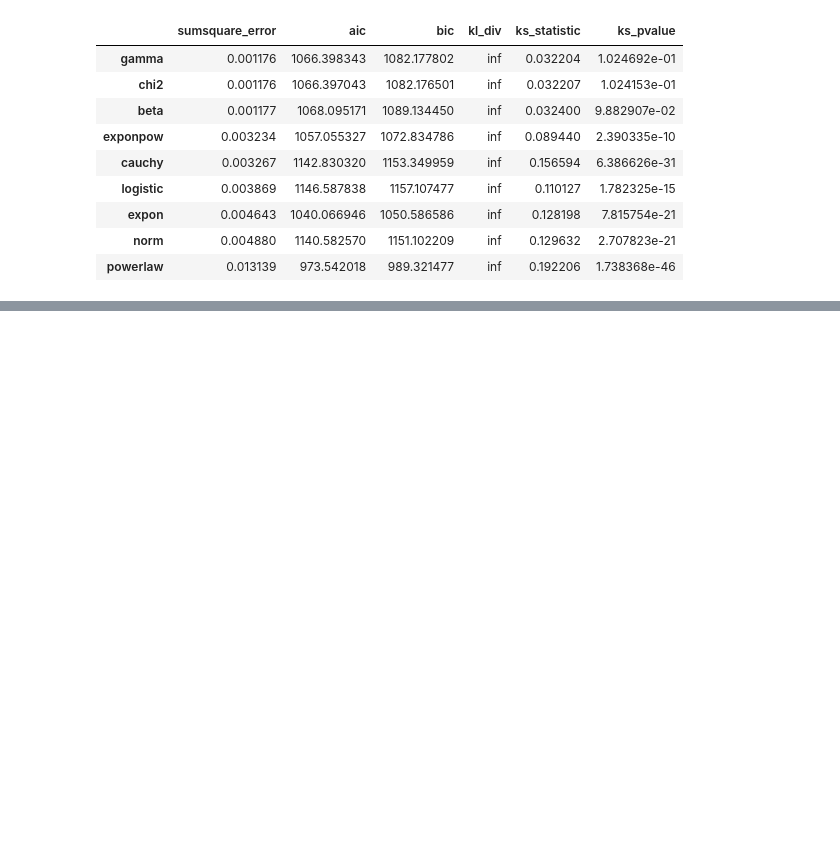
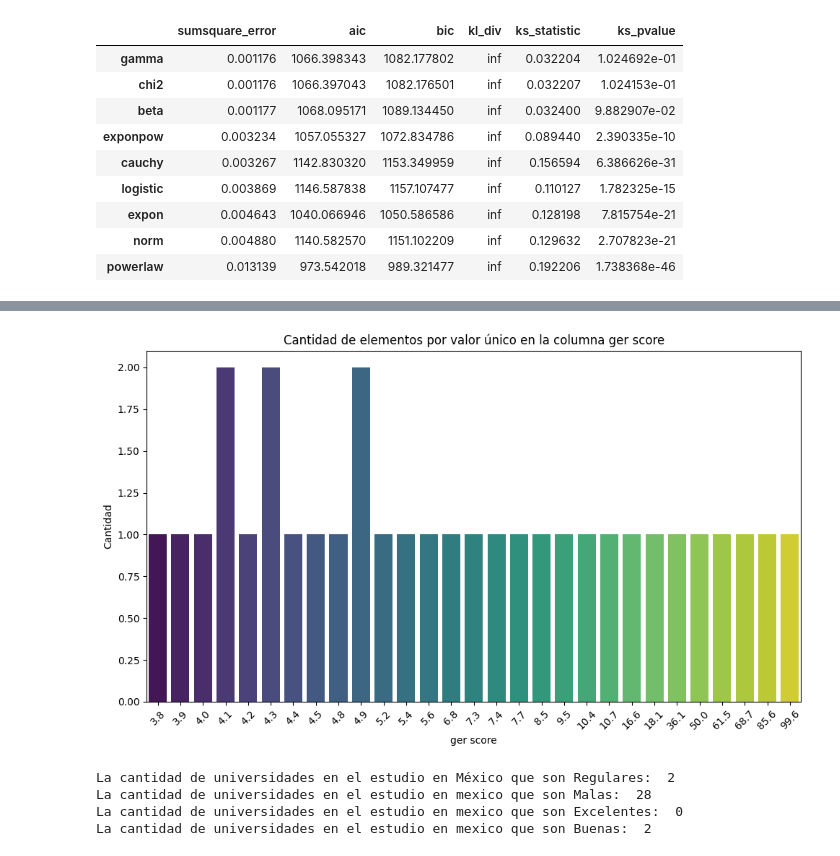
Before and after one commit to SekDak12/Proyecto-Ciencia, a Jupyter notebook: Proyecto.ipynb, the cells around one changed output, grey strips where cells are left out. Drawn from its saved outputs; the diff is of its cells as text; code cells hidden in the pictures; blank space fills up the shorter version.

```diff
--- a/Proyecto.ipynb
+++ b/Proyecto.ipynb
@@ -611,7 +370,6 @@ dfclean
 dfbueno = dfclean.drop("institution", axis=1)
 dfbueno = dfbueno.drop("location code", axis=1)
 dfbueno = dfbueno.drop("location", axis=1)
-dfbueno = dfbueno.drop("score scaled 2.0", axis=1)
 dfbueno = dfbueno.drop("score scaled", axis=1)
 dfbueno = dfbueno.drop("Rank", axis=1)
 
@@ -653,0 +574,36 @@ print("La cantidad de codigos postales en el estudio son: ", len(dfclean['locati
+# %%
+import matplotlib.pyplot as plt
+import seaborn as sns
+
+# Suponiendo que 'mx' es tu DataFrame y 'columna' es la columna que deseas analizar
+columna = 'ger score'  # Reemplaza 'nombre_de_tu_columna' por el nombre real de tu columna
+
+# Calcula la cantidad de elementos para cada valor único en la columna
+conteo_valores = mx[columna].value_counts()
+
+# Crea un gráfico de barras para visualizar los conteos
+plt.figure(figsize=(10, 6))
+sns.barplot(x=conteo_valores.index, y=conteo_valores.values, palette='viridis')
+plt.xlabel(columna)
+plt.ylabel('Cantidad')
+plt.title('Cantidad de elementos por valor único en la columna ' + columna)
+plt.xticks(rotation=45)  # Rotar etiquetas del eje x para mejor visualización
+plt.tight_layout()
+plt.show()
+# %% [output]
+[figure, added]
+# %%
+
+
+print("La cantidad de universidades en el estudio en México que son Regulares: ", len(mx[mx['label'] == 3]))
+
+print("La cantidad de universidades en el estudio en mexico que son Malas: ", len(mx[mx['label'] ==2]))
+
+print("La cantidad de universidades en el estudio en mexico que son Excelentes: ", len(mx[mx['label'] ==1]))
+
+print("La cantidad de universidades en el estudio en mexico que son Buenas: ", len(mx[mx['label'] ==0]))
+# %% [output]
+La cantidad de universidades en el estudio en México que son Regulares:  2
+La cantidad de universidades en el estudio en mexico que son Malas:  28
+La cantidad de universidades en el estudio en mexico que son Excelentes:  0
+La cantidad de universidades en el estudio en mexico que son Buenas:  2
```
Also changed, not shown: parts of 32 cells of this notebook, 1 other file.
